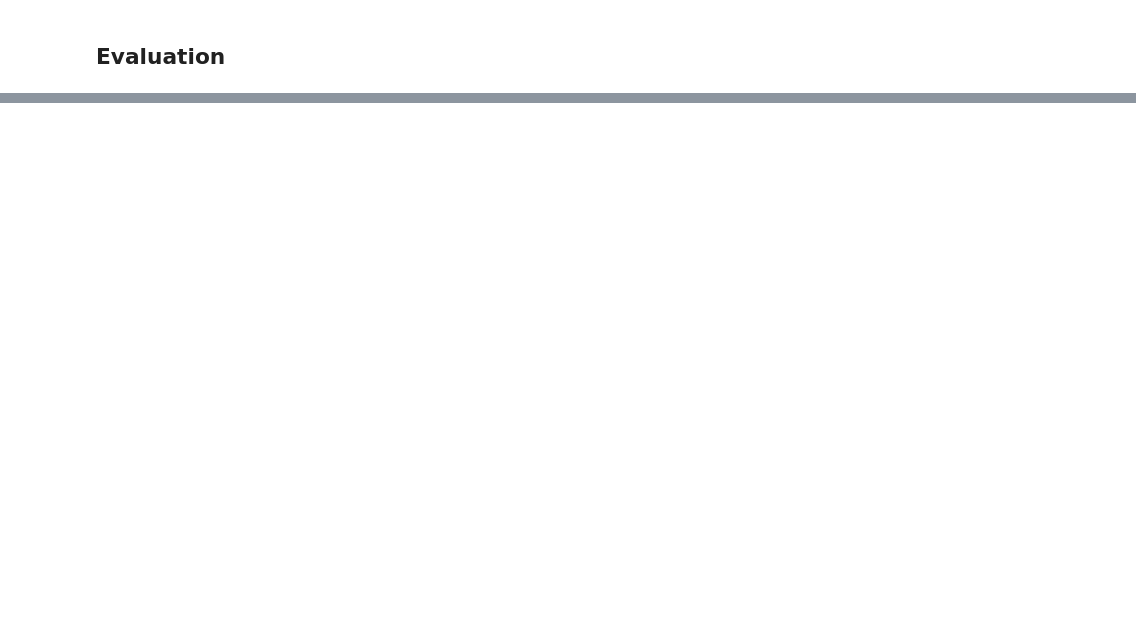
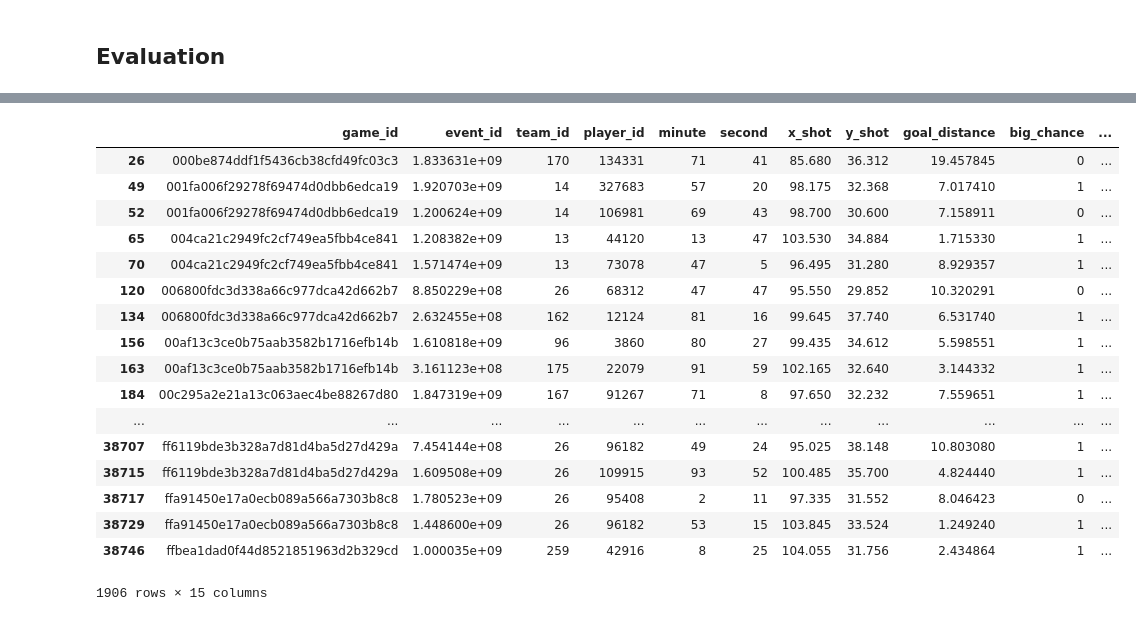
Before and after one commit to Ben8t/expected_goal, a Jupyter notebook: notebook/xgboost_simple.ipynb, the cells around one changed output, grey strips where cells are left out. Saved outputs shown, nothing was run; the diff lists cells and outputs as text; code cells hidden in the pictures; blank space fills up the shorter version.

```diff
--- a/notebook/xgboost_simple.ipynb
+++ b/notebook/xgboost_simple.ipynb
@@ -52,0 +78,21 @@ plot_evaluation(y_test, y_pred, y_pred_proba)
+# %%
+data.query('xg>0.6')
+# %% [output]
+|  | game_id | event_id | team_id | player_id | minute | second | x_shot | y_shot | goal_distance | big_chance | ... |
+| 26 | 000be874ddf1f5436cb38cfd49fc03c3 | 1.833631e+09 | 170 | 134331 | 71 | 41 | 85.680 | 36.312 | 19.457845 | 0 | ... |
+| 49 | 001fa006f29278f69474d0dbb6edca19 | 1.920703e+09 | 14 | 327683 | 57 | 20 | 98.175 | 32.368 | 7.017410 | 1 | ... |
+| 52 | 001fa006f29278f69474d0dbb6edca19 | 1.200624e+09 | 14 | 106981 | 69 | 43 | 98.700 | 30.600 | 7.158911 | 0 | ... |
+| 65 | 004ca21c2949fc2cf749ea5fbb4ce841 | 1.208382e+09 | 13 | 44120 | 13 | 47 | 103.530 | 34.884 | 1.715330 | 1 | ... |
+| 70 | 004ca21c2949fc2cf749ea5fbb4ce841 | 1.571474e+09 | 13 | 73078 | 47 | 5 | 96.495 | 31.280 | 8.929357 | 1 | ... |
+| 120 | 006800fdc3d338a66c977dca42d662b7 | 8.850229e+08 | 26 | 68312 | 47 | 47 | 95.550 | 29.852 | 10.320291 | 0 | ... |
+| 134 | 006800fdc3d338a66c977dca42d662b7 | 2.632455e+08 | 162 | 12124 | 81 | 16 | 99.645 | 37.740 | 6.531740 | 1 | ... |
+| 156 | 00af13c3ce0b75aab3582b1716efb14b | 1.610818e+09 | 96 | 3860 | 80 | 27 | 99.435 | 34.612 | 5.598551 | 1 | ... |
+| 163 | 00af13c3ce0b75aab3582b1716efb14b | 3.161123e+08 | 175 | 22079 | 91 | 59 | 102.165 | 32.640 | 3.144332 | 1 | ... |
+| 184 | 00c295a2e21a13c063aec4be88267d80 | 1.847319e+09 | 167 | 91267 | 71 | 8 | 97.650 | 32.232 | 7.559651 | 1 | ... |
+| ... | ... | ... | ... | ... | ... | ... | ... | ... | ... | ... | ... |
+| 38707 | ff6119bde3b328a7d81d4ba5d27d429a | 7.454144e+08 | 26 | 96182 | 49 | 24 | 95.025 | 38.148 | 10.803080 | 1 | ... |
+| 38715 | ff6119bde3b328a7d81d4ba5d27d429a | 1.609508e+09 | 26 | 109915 | 93 | 52 | 100.485 | 35.700 | 4.824440 | 1 | ... |
+| 38717 | ffa91450e17a0ecb089a566a7303b8c8 | 1.780523e+09 | 26 | 95408 | 2 | 11 | 97.335 | 31.552 | 8.046423 | 0 | ... |
+| 38729 | ffa91450e17a0ecb089a566a7303b8c8 | 1.448600e+09 | 26 | 96182 | 53 | 15 | 103.845 | 33.524 | 1.249240 | 1 | ... |
+| 38746 | ffbea1dad0f44d8521851963d2b329cd | 1.000035e+09 | 259 | 42916 | 8 | 25 | 104.055 | 31.756 | 2.434864 | 1 | ... |
+1906 rows × 15 columns
```
Also changed, not shown: parts of 10 cells of this notebook, 2 other files.
